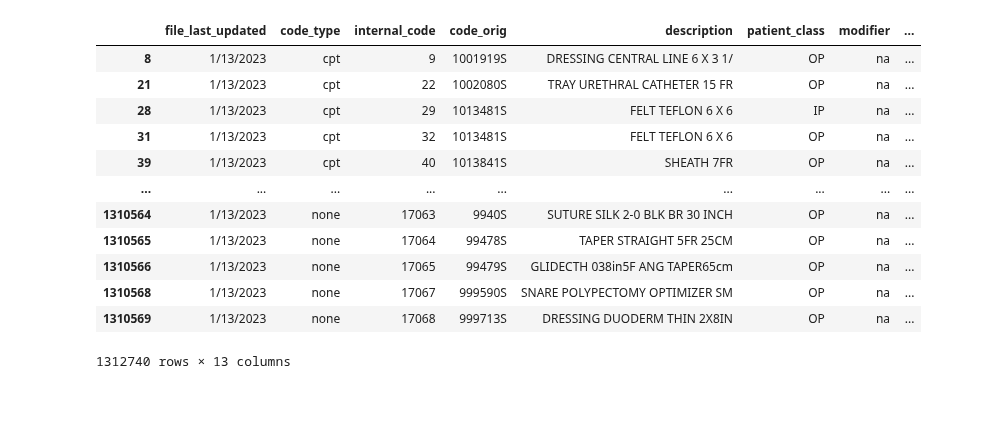
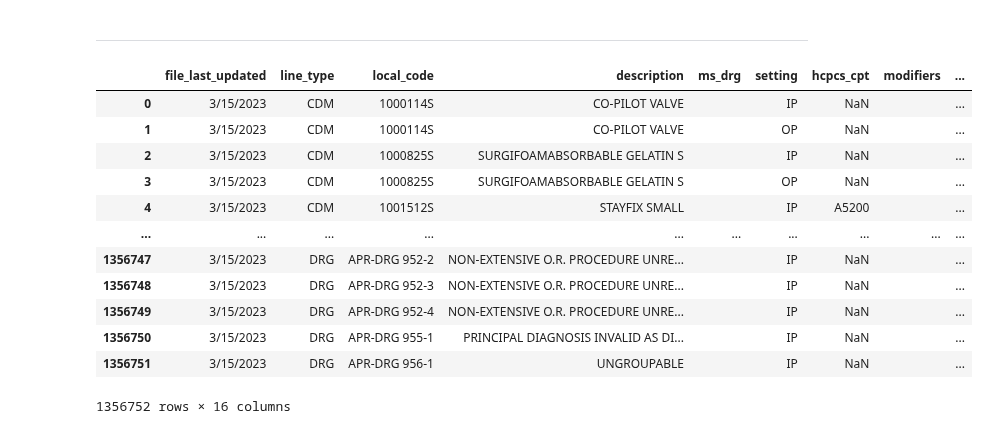
Before and after one commit to rl1987/dolthub-bounty-transparency-in-pricing, a Jupyter notebook: StewardDavis.ipynb, the cells around one changed output. Cells and saved outputs as stored; diff of their text form; code cells hidden in the pictures; blank space fills up the shorter version.

Commit message:
Try to rework the Steward code to new DB schema (WIP)

```diff
--- a/StewardDavis.ipynb
+++ b/StewardDavis.ipynb
@@ -284,0 +168,4 @@ df_mid
+# %%
+df_mid.loc[df_mid['line_type'] == 'DRG', 'code'] = df_mid[df_mid['line_type'] == 'DRG']['ms_drg']
+df_mid.loc[df_mid['line_type'] == 'CDM', 'code'] = df_mid[df_mid['line_type'] == 'CDM']['local_code']
+df_mid
@@ -284,0 +186,4 @@ df_mid
+# %%
+df_mid.loc[df_mid['local_code'].str.startswith("APR-DRG"), 'apr_drg'] = df_mid[df_mid['local_code'].str.startswith("APR-DRG")]['ms_drg']
+df_mid.loc[df_mid['local_code'].str.startswith("APR-DRG"), 'ms_drg'] = ''
+df_mid
@@ -285,6 +204,8 @@ df_mid
+# %%
+df_mid['eapg'] = '' # XXX: Steward does not provide this, I think.
 # %%
-del df_mid['drg']
-del df_mid['cpt']
-df_mid['modifier'] = df_mid['modifier'].fillna('na')
-df_mid['modifier'] = df_mid['modifier'].apply(lambda modifier: 'na' if len(modifier.strip()) == 0 else modifier)
-df_mid['rev_code'] = df_mid['rev_code'].fillna('na')
+df_mid['modifiers'] = df_mid['modifiers'].fillna('')
+df_mid['modifiers'] = df_mid['modifiers'].apply(lambda modifier: '' if len(modifier.strip()) == 0 else modifier)
+df_mid['rev_code'] = df_mid['rev_code'].fillna('')
+df_mid['local_code'] = df_mid['local_code'].fillna('')
+df_mid
@@ -307,30 +226,32 @@ df_mid
+# %% [markdown]
+------------------------------------------------------------------------------
 # %%
-def payer_category_from_payer_orig(payer_orig):
-    if payer_orig == "Gross Charges":
+def payer_category_from_payer_orig(payer):
+    if payer == "Gross Charges":
         return 'gross'
-    elif payer_orig == "Discounted Cash Price":
+    elif payer == "Discounted Cash Price":
         return 'cash'
-    elif payer_orig == "De-Identified Minimum":
+    elif payer == "De-Identified Minimum":
         return 'min'
-    elif payer_orig == "De-Identified Maximum":
+    elif payer == "De-Identified Maximum":
         return 'max'
 
     return 'payer'
 
-df_mid['payer_category'] = df_mid['payer_orig'].apply(payer_category_from_payer_orig)
+df_mid['payer_category'] = df_mid['payer'].apply(payer_category_from_payer_orig)
 df_mid
 # %% [output]
-|  | file_last_updated | code_type | internal_code | code_orig | description | patient_class | modifier | ... |
-| 8 | 1/13/2023 | cpt | 9 | 1001919S | DRESSING CENTRAL LINE 6 X 3 1/ | OP | na | ... |
-| 21 | 1/13/2023 | cpt | 22 | 1002080S | TRAY URETHRAL CATHETER 15 FR | OP | na | ... |
-| 28 | 1/13/2023 | cpt | 29 | 1013481S | FELT TEFLON 6 X 6 | IP | na | ... |
-| 31 | 1/13/2023 | cpt | 32 | 1013481S | FELT TEFLON 6 X 6 | OP | na | ... |
-| 39 | 1/13/2023 | cpt | 40 | 1013841S | SHEATH 7FR | OP | na | ... |
-| ... | ... | ... | ... | ... | ... | ... | ... | ... |
-| 1310564 | 1/13/2023 | none | 17063 | 9940S | SUTURE SILK 2-0 BLK BR 30 INCH | OP | na | ... |
-| 1310565 | 1/13/2023 | none | 17064 | 99478S | TAPER STRAIGHT 5FR 25CM | OP | na | ... |
-| 1310566 | 1/13/2023 | none | 17065 | 99479S | GLIDECTH 038in5F ANG TAPER65cm | OP | na | ... |
-| 1310568 | 1/13/2023 | none | 17067 | 999590S | SNARE POLYPECTOMY OPTIMIZER SM | OP | na | ... |
-| 1310569 | 1/13/2023 | none | 17068 | 999713S | DRESSING DUODERM THIN 2X8IN | OP | na | ... |
+|  | file_last_updated | line_type | local_code | description | ms_drg | setting | hcpcs_cpt | modifiers | ... |
+| 0 | 3/15/2023 | CDM | 1000114S | CO-PILOT VALVE |  | IP | NaN |  | ... |
+| 1 | 3/15/2023 | CDM | 1000114S | CO-PILOT VALVE |  | OP | NaN |  | ... |
+| 2 | 3/15/2023 | CDM | 1000825S | SURGIFOAMABSORBABLE GELATIN S |  | IP | NaN |  | ... |
+| 3 | 3/15/2023 | CDM | 1000825S | SURGIFOAMABSORBABLE GELATIN S |  | OP | NaN |  | ... |
+| 4 | 3/15/2023 | CDM | 1001512S | STAYFIX SMALL |  | IP | A5200 |  | ... |
+| ... | ... | ... | ... | ... | ... | ... | ... | ... | ... |
+| 1356747 | 3/15/2023 | DRG | APR-DRG 952-2 | NON-EXTENSIVE O.R. PROCEDURE UNRE... |  | IP | NaN |  | ... |
+| 1356748 | 3/15/2023 | DRG | APR-DRG 952-3 | NON-EXTENSIVE O.R. PROCEDURE UNRE... |  | IP | NaN |  | ... |
+| 1356749 | 3/15/2023 | DRG | APR-DRG 952-4 | NON-EXTENSIVE O.R. PROCEDURE UNRE... |  | IP | NaN |  | ... |
+| 1356750 | 3/15/2023 | DRG | APR-DRG 955-1 | PRINCIPAL DIAGNOSIS INVALID AS DI... |  | IP | NaN |  | ... |
+| 1356751 | 3/15/2023 | DRG | APR-DRG 956-1 | UNGROUPABLE |  | IP | NaN |  | ... |
-1312740 rows × 13 columns
+1356752 rows × 16 columns
 # %%
```
Also changed, not shown: parts of 30 cells of this notebook.
